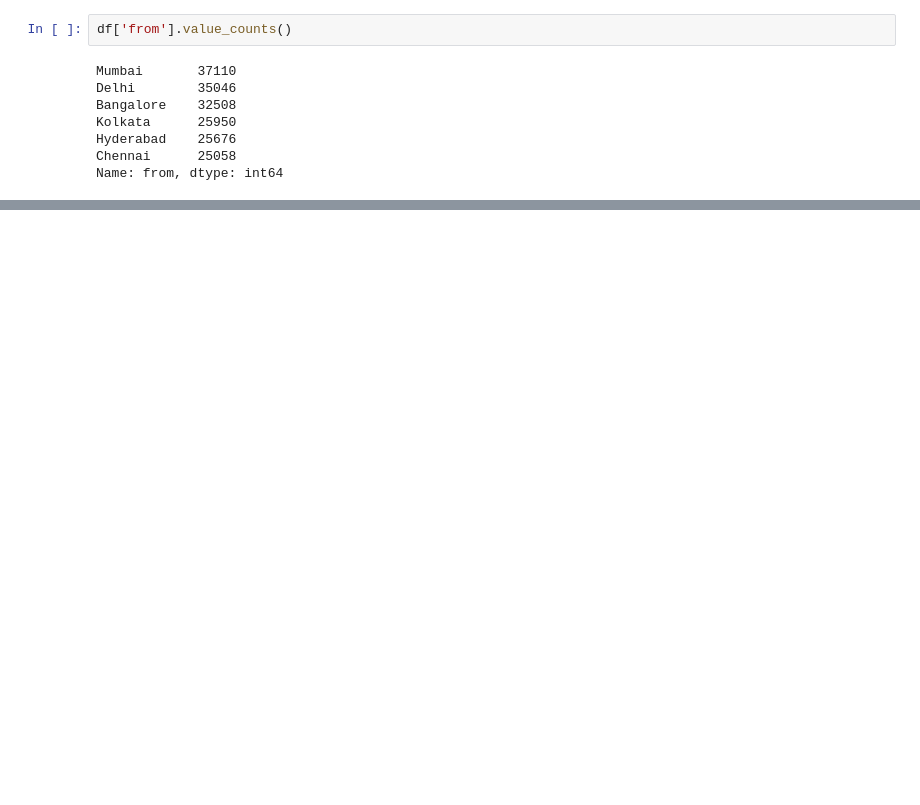
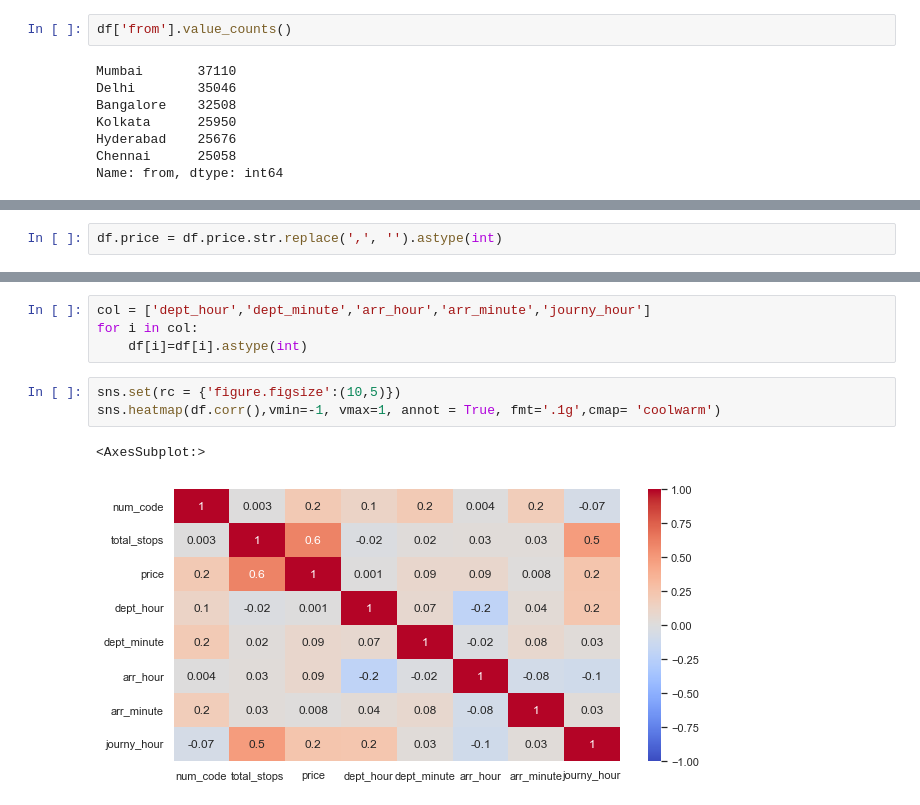
Before and after one commit to vinodkumargr/Datasets_ML_Implementation, a Jupyter notebook: Flight_price_dataset/flight_price_EDA.ipynb, the cells around one changed output, grey strips where cells are left out. Cells and saved outputs as stored; diff of their text form; blank space fills up the shorter version.

Commit message:
worked on flight price prediction project

```diff
--- a/Flight_price_dataset/flight_price_EDA.ipynb
+++ b/Flight_price_dataset/flight_price_EDA.ipynb
@@ -376,0 +386,2 @@ plt.show()
+# %%
+df.price = df.price.str.replace(',', '').astype(int)
@@ -376,0 +418,10 @@ plt.show()
+# %%
+col = ['dept_hour','dept_minute','arr_hour','arr_minute','journy_hour']
+for i in col:
+    df[i]=df[i].astype(int)
+# %%
+sns.set(rc = {'figure.figsize':(10,5)})
+sns.heatmap(df.corr(),vmin=-1, vmax=1, annot = True, fmt='.1g',cmap= 'coolwarm')
+# %% [output]
+<AxesSubplot:>
+[figure, added]
```
Also changed, not shown: parts of 31 cells of this notebook.
